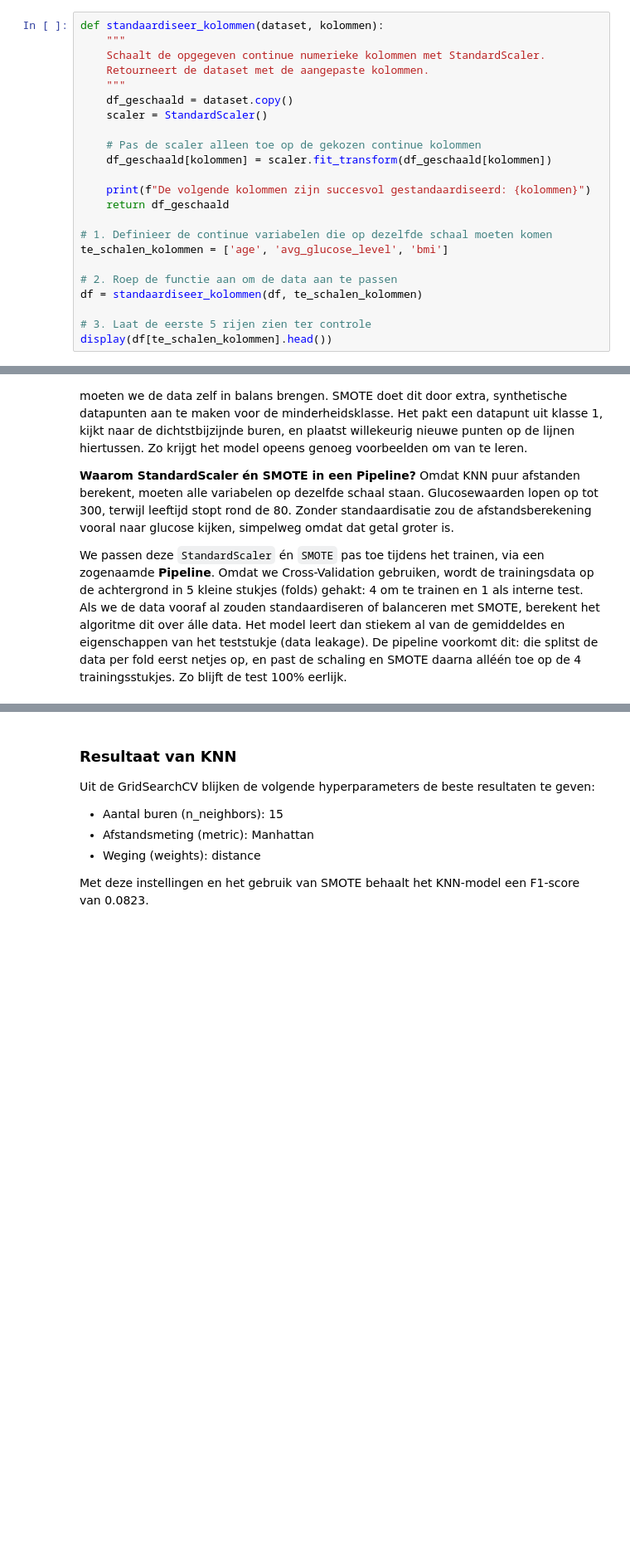
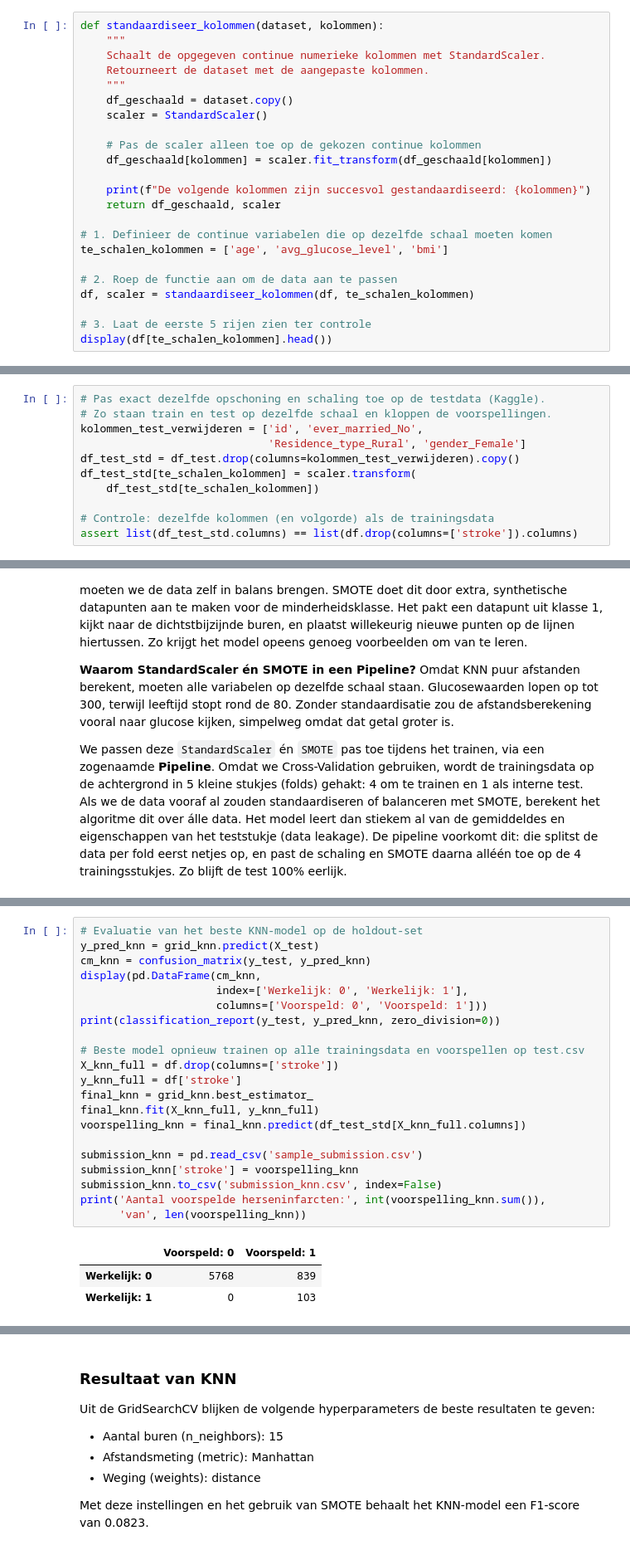
Before and after one commit to ArdaBagci/MachineLearning, a Jupyter notebook: opdracht1.ipynb, the cells around one changed output, grey strips where cells are left out. Shown at 83% size. Drawn from its saved outputs; the diff is of its cells as text; blank space fills up the shorter version.

```diff
--- a/opdracht1.ipynb
+++ b/opdracht1.ipynb
@@ -300,13 +300,13 @@ def standaardiseer_kolommen(dataset, kolommen):
     df_geschaald[kolommen] = scaler.fit_transform(df_geschaald[kolommen])
 
     print(f"De volgende kolommen zijn succesvol gestandaardiseerd: {kolommen}")
-    return df_geschaald
+    return df_geschaald, scaler
 
 # 1. Definieer de continue variabelen die op dezelfde schaal moeten komen
 te_schalen_kolommen = ['age', 'avg_glucose_level', 'bmi']
 
 # 2. Roep de functie aan om de data aan te passen
-df = standaardiseer_kolommen(df, te_schalen_kolommen)
+df, scaler = standaardiseer_kolommen(df, te_schalen_kolommen)
 
 # 3. Laat de eerste 5 rijen zien ter controle
 display(df[te_schalen_kolommen].head())
@@ -318,6 +318,17 @@ De volgende kolommen zijn succesvol gestandaardiseerd: ['age', 'avg_glucose_leve
 | 2 | -1.193007 | 0.750898 | -1.233751 |
 | 3 | 0.230665 | -0.918587 | -0.051556 |
 | 4 | 0.319645 | 2.818942 | 0.025544 |
+# %%
+# Pas exact dezelfde opschoning en schaling toe op de testdata (Kaggle).
+# Zo staan train en test op dezelfde schaal en kloppen de voorspellingen.
+kolommen_test_verwijderen = ['id', 'ever_married_No',
+                             'Residence_type_Rural', 'gender_Female']
+df_test_std = df_test.drop(columns=kolommen_test_verwijderen).copy()
+df_test_std[te_schalen_kolommen] = scaler.transform(
+    df_test_std[te_schalen_kolommen])
+
+# Controle: dezelfde kolommen (en volgorde) als de trainingsdata
+assert list(df_test_std.columns) == list(df.drop(columns=['stroke']).columns)
 # %% [markdown]
 ## 2. Opdracht 2: Evaluatie van het Model
 # %% [markdown]
@@ -474,0 +470,25 @@ Beste F1-score uit cross-validation: 0.0812
+# %%
+# Evaluatie van het beste KNN-model op de holdout-set
+y_pred_knn = grid_knn.predict(X_test)
+cm_knn = confusion_matrix(y_test, y_pred_knn)
+display(pd.DataFrame(cm_knn,
+                     index=['Werkelijk: 0', 'Werkelijk: 1'],
+                     columns=['Voorspeld: 0', 'Voorspeld: 1']))
+print(classification_report(y_test, y_pred_knn, zero_division=0))
+
+# Beste model opnieuw trainen op alle trainingsdata en voorspellen op test.csv
+X_knn_full = df.drop(columns=['stroke'])
+y_knn_full = df['stroke']
+final_knn = grid_knn.best_estimator_
+final_knn.fit(X_knn_full, y_knn_full)
+voorspelling_knn = final_knn.predict(df_test_std[X_knn_full.columns])
+
+submission_knn = pd.read_csv('sample_submission.csv')
+submission_knn['stroke'] = voorspelling_knn
+submission_knn.to_csv('submission_knn.csv', index=False)
+print('Aantal voorspelde herseninfarcten:', int(voorspelling_knn.sum()),
+      'van', len(voorspelling_knn))
+# %% [output]
+|  | Voorspeld: 0 | Voorspeld: 1 |
+| Werkelijk: 0 | 5768 | 839 |
+| Werkelijk: 1 | 0 | 103 |
```
Also changed, not shown: parts of 18 cells of this notebook.
